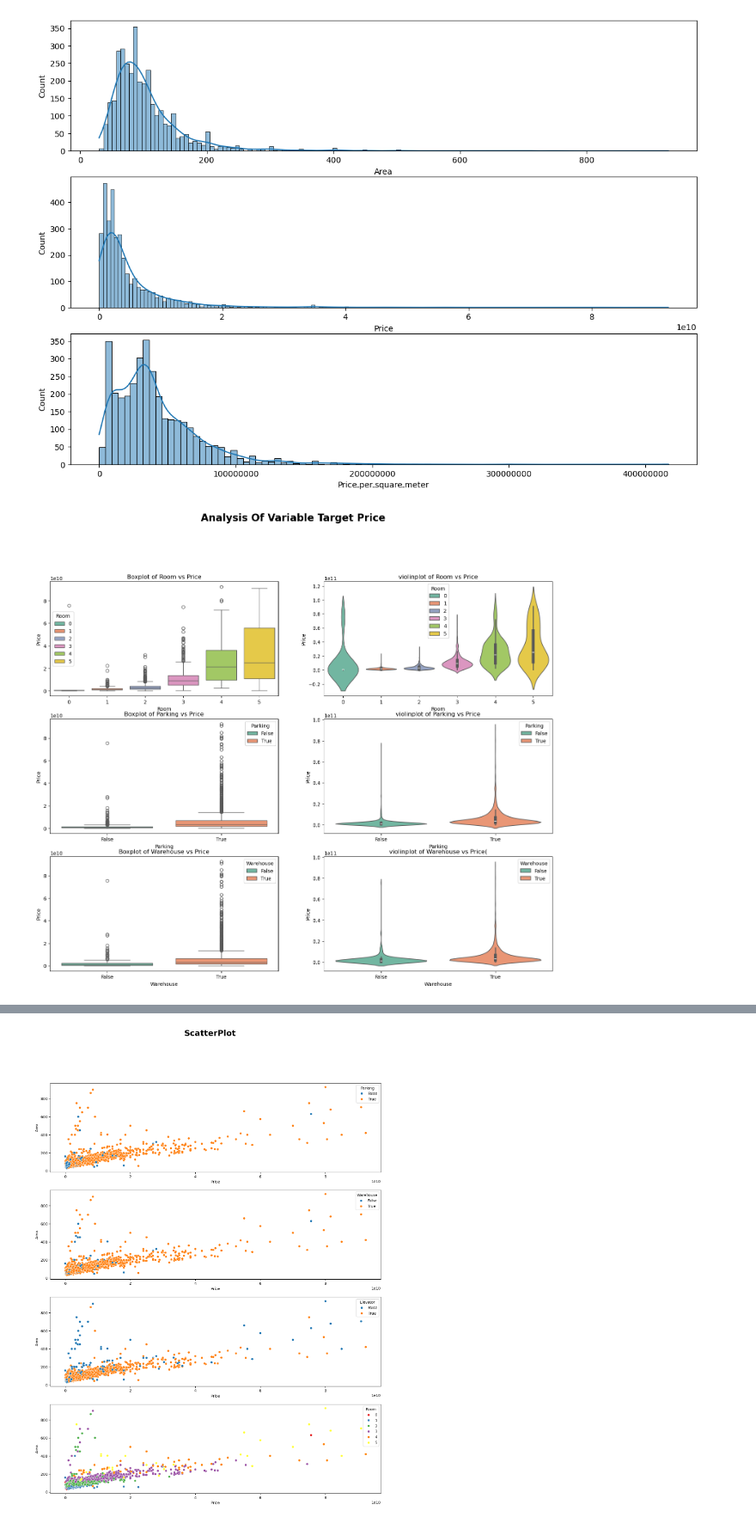
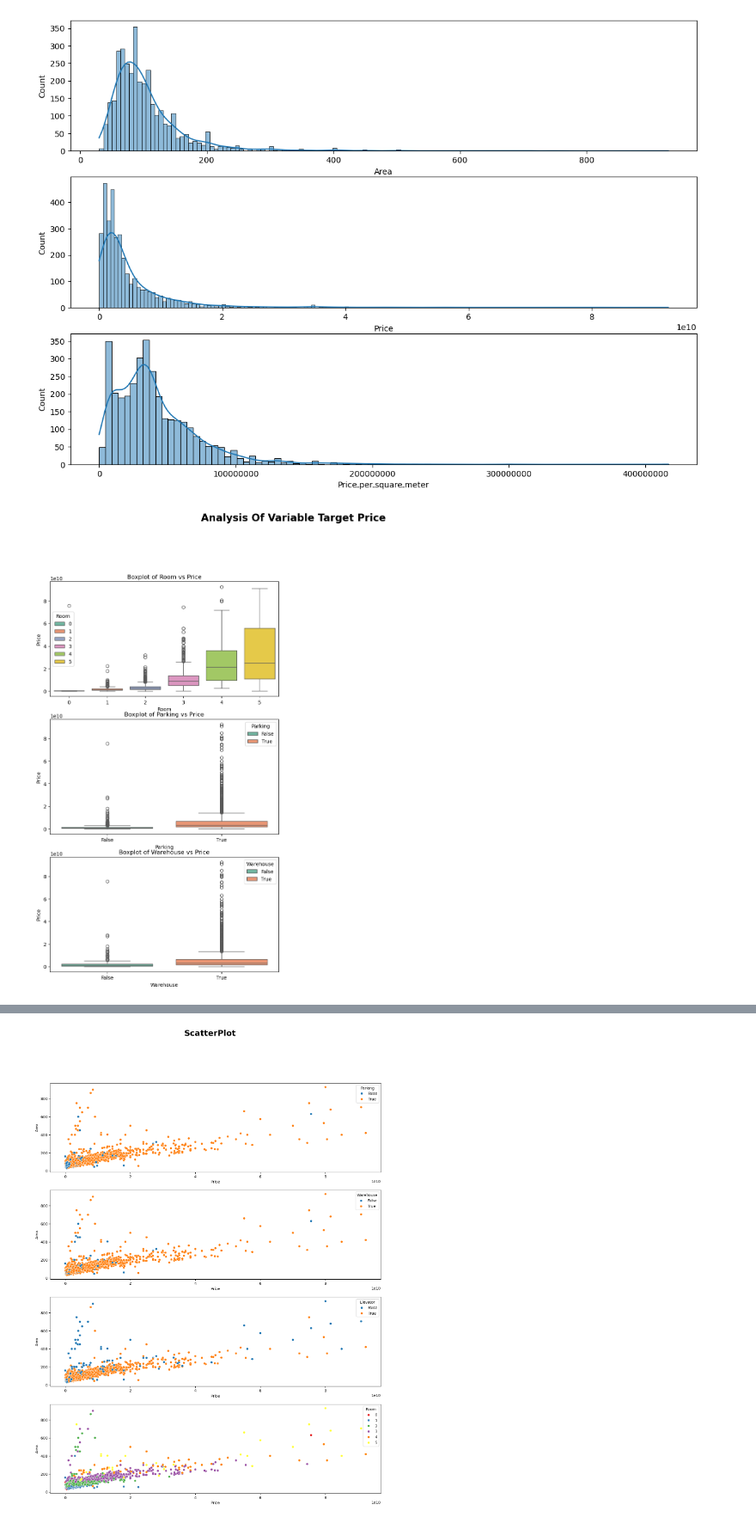
Before and after one commit to Moein1239/HousePrice_Tehran, a Jupyter notebook: Scripts/Houseprice_Tehran.ipynb, the cells around one changed output, grey strips where cells are left out. Shown at 86% size. Drawn from its saved outputs; the diff is of its cells as text; code cells hidden in the pictures.

```diff
--- a/Scripts/Houseprice_Tehran.ipynb
+++ b/Scripts/Houseprice_Tehran.ipynb
@@ -169,38 +173,38 @@ plt.show()
 # %%
 plt.figure(figsize=(18, 19))
 plt.suptitle("Analysis Of Variable Target Price", fontweight="bold", fontsize=20)
 
 axes=[]
 
 axes.append(plt.subplot(4,2,1))
 sns.boxplot(x='Room', y='Price', hue="Room", data=df, palette='Set2')
 plt.title('Boxplot of Room vs Price')
 
-axes.append(plt.subplot(4,2,2))
+'''axes.append(plt.subplot(4,2,2))
 sns.violinplot(x='Room', y='Price', hue="Room", data=df, palette='Set2')
-plt.title('violinplot of Room vs Price')
+plt.title('violinplot of Room vs Price')'''
 
 axes.append(plt.subplot(4,2,3))
 sns.boxplot(x='Parking' , y='Price' ,hue='Parking' ,data=df ,palette='Set2')
 plt.title('Boxplot of Parking vs Price')
 
-axes.append(plt.subplot(4,2,4))
+'''axes.append(plt.subplot(4,2,4))
 sns.violinplot(x='Parking', y='Price', hue="Parking", data=df, palette='Set2')
-plt.title('violinplot of Parking vs Price')
+plt.title('violinplot of Parking vs Price')'''
 
 
 axes.append(plt.subplot(4,2,5))
 sns.boxplot(x='Warehouse' , y='Price' ,hue='Warehouse' ,data=df ,palette='Set2')
 plt.title('Boxplot of Warehouse vs Price')
 
-axes.append(plt.subplot(4,2,6))
+'''axes.append(plt.subplot(4,2,6))
 sns.violinplot(x='Warehouse', y='Price', hue="Warehouse", data=df, palette='Set2')
-plt.title('violinplot of Warehouse vs Price(')
+plt.title('violinplot of Warehouse vs Price(')'''
 
 
 plt.show()
 # %% [output]
-[figure, old version]
+[figure, new version]
 # %%
 plt.figure(figsize=(12,9))
 plt.suptitle("Room vs Area", fontweight="bold", fontsize=22)
```
Also changed, not shown: parts of 13 cells of this notebook, 2 other files.
